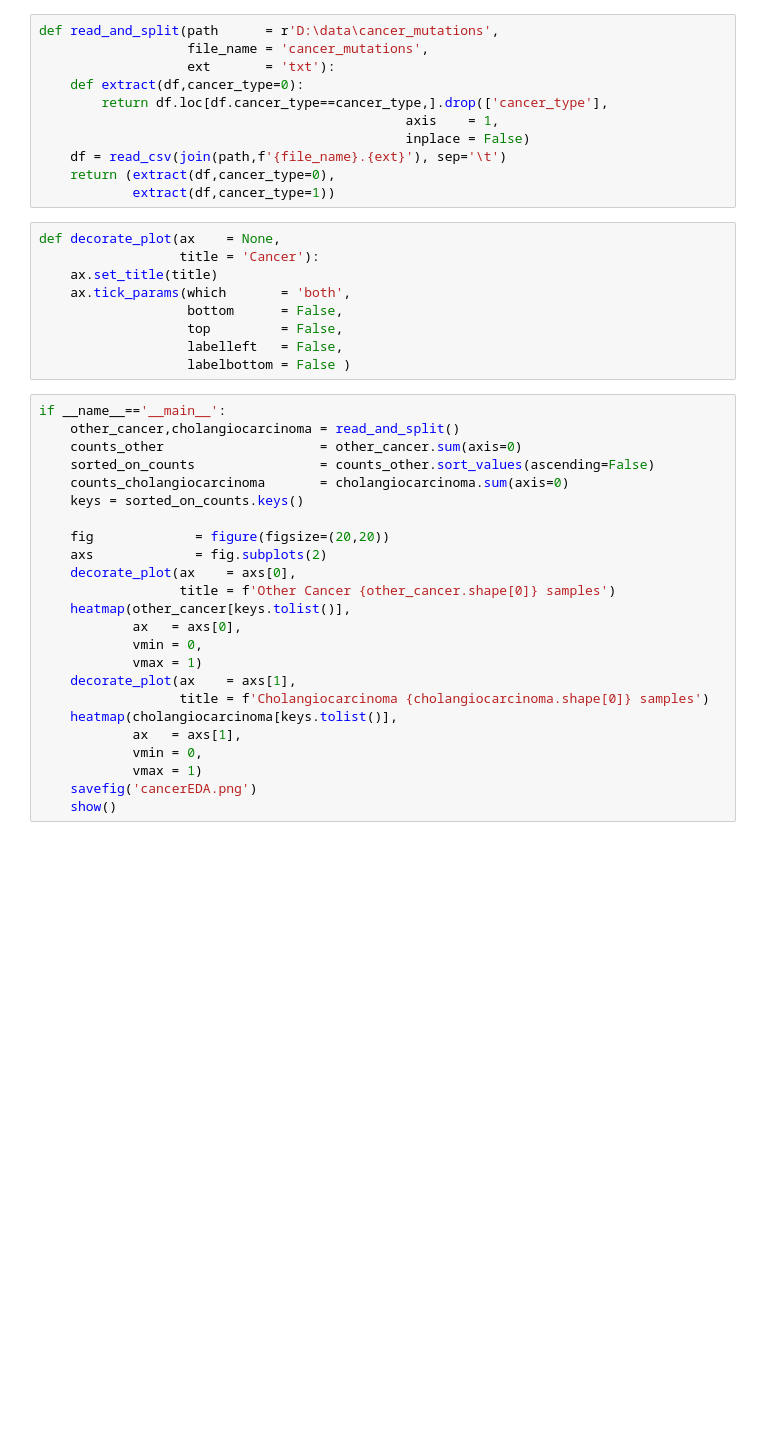
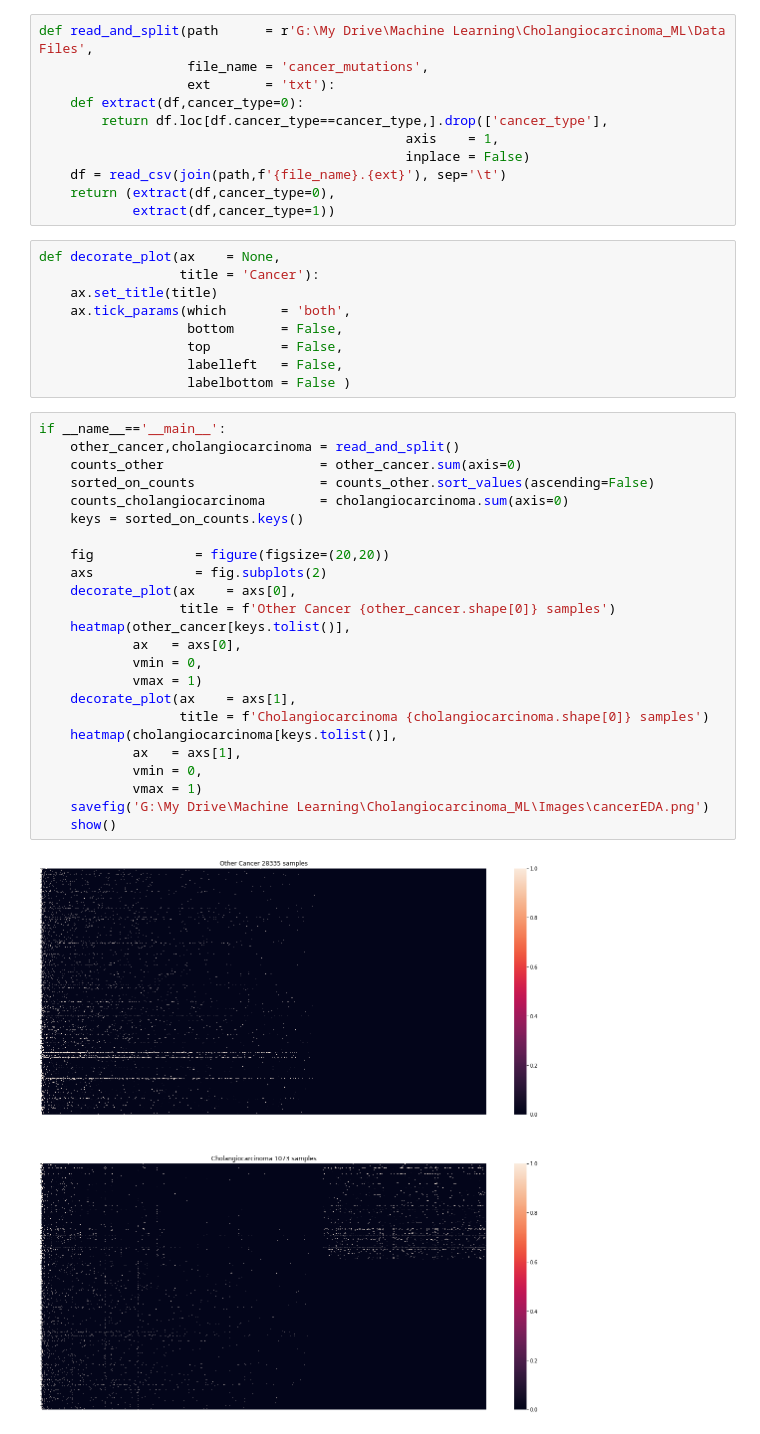
Before and after one commit to mattreidy/Cholangiocarcinoma_ML, a Jupyter notebook: Jupyter Notebooks/Visualize_CC_vs_Others.ipynb, the cells around one changed output. Drawn from its saved outputs; the diff is of its cells as text; blank space fills up the shorter version.

```diff
--- a/Jupyter Notebooks/Visualize_CC_vs_Others.ipynb
+++ b/Jupyter Notebooks/Visualize_CC_vs_Others.ipynb
@@ -19,7 +19,7 @@ from matplotlib.pyplot import figure, savefig, show, title
 from pandas            import read_csv
 from seaborn           import heatmap
 # %%
-def read_and_split(path      = r'D:\data\cancer_mutations',
+def read_and_split(path      = r'G:\My Drive\Machine Learning\Cholangiocarcinoma_ML\Data Files',
                    file_name = 'cancer_mutations',
                    ext       = 'txt'):
     def extract(df,cancer_type=0):
@@ -41,24 +41,26 @@ def decorate_plot(ax    = None,
 # %%
 if __name__=='__main__':
     other_cancer,cholangiocarcinoma = read_and_split()
     counts_other                    = other_cancer.sum(axis=0)
     sorted_on_counts                = counts_other.sort_values(ascending=False)
     counts_cholangiocarcinoma       = cholangiocarcinoma.sum(axis=0)
     keys = sorted_on_counts.keys()
 
     fig             = figure(figsize=(20,20))
     axs             = fig.subplots(2)
     decorate_plot(ax    = axs[0],
                   title = f'Other Cancer {other_cancer.shape[0]} samples')
     heatmap(other_cancer[keys.tolist()],
             ax   = axs[0],
             vmin = 0,
             vmax = 1)
     decorate_plot(ax    = axs[1],
                   title = f'Cholangiocarcinoma {cholangiocarcinoma.shape[0]} samples')
     heatmap(cholangiocarcinoma[keys.tolist()],
             ax   = axs[1],
             vmin = 0,
             vmax = 1)
-    savefig('cancerEDA.png')
+    savefig('G:\My Drive\Machine Learning\Cholangiocarcinoma_ML\Images\cancerEDA.png')
     show()
+# %% [output]
+[figure, added]
```
Also changed, not shown: 1 other file.
